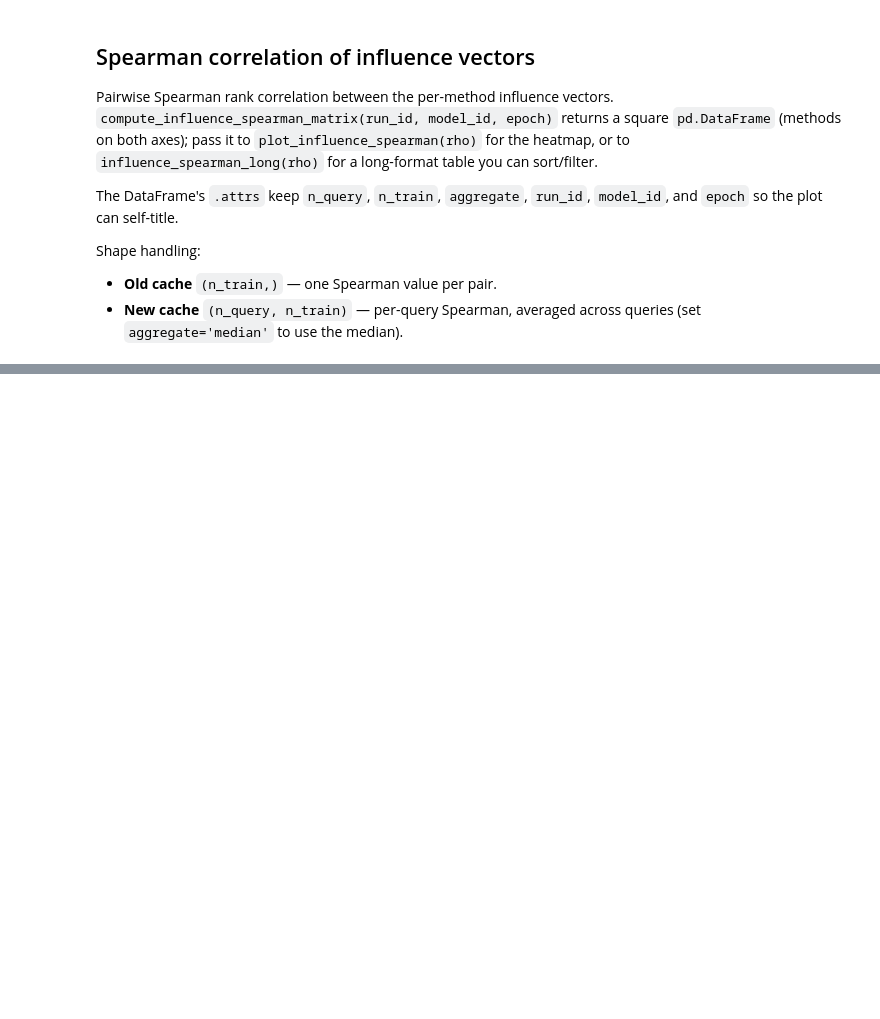
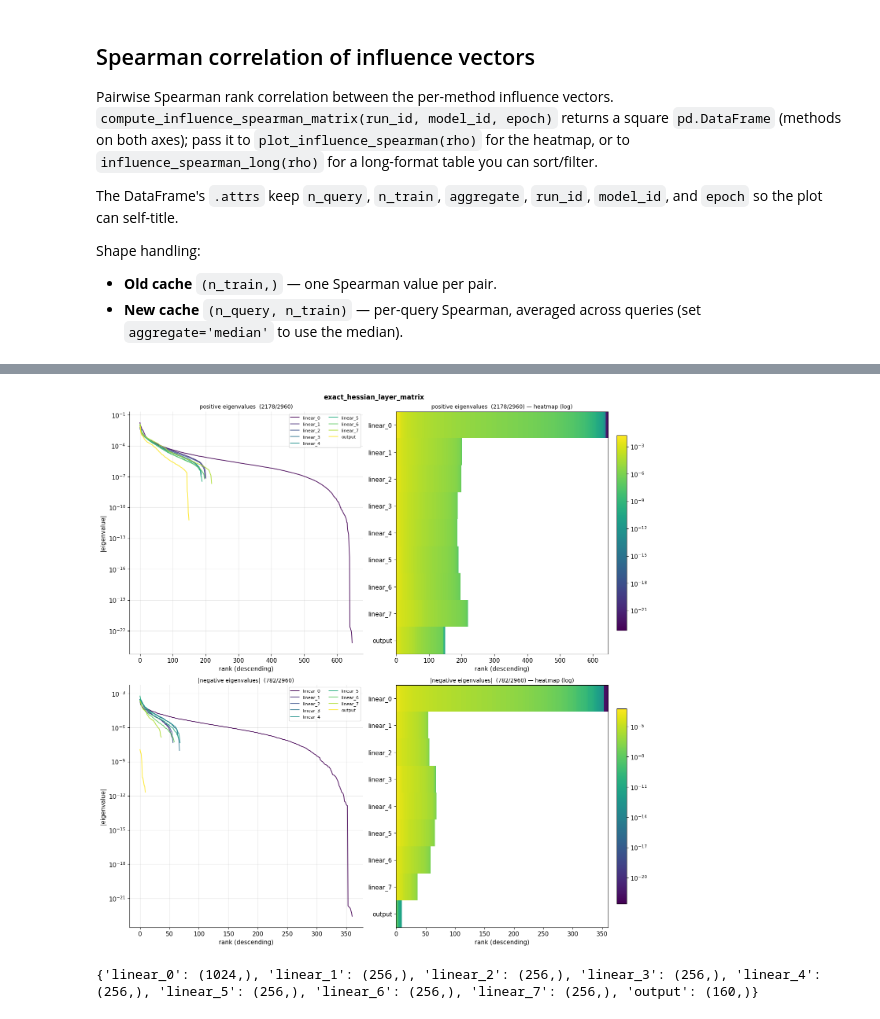
Before and after one commit to gsindlinger/Hessian-Approximation-for-Toy-Models, a Jupyter notebook: experiments/plot_runs_db.ipynb, the cells around one changed output, grey strips where cells are left out. Cells and saved outputs as stored; diff of their text form; code cells hidden in the pictures; blank space fills up the shorter version.

```diff
--- a/experiments/plot_runs_db.ipynb
+++ b/experiments/plot_runs_db.ipynb
@@ -507,0 +657,15 @@ display(rho_plot.round(3))
+# %%
+FACTOR_DIR = Path(
+    '/root/Hessian-Approximation-for-Toy-Models/experiments/outputs/models/digits/'
+    'mlp_08580ee2573a/epoch_100/collector_mcmc_r1_s42/factors/exact_hessian_layer_matrix'
+)
+#ekfac_layer_matrix
+
+fig, eigs_by_layer = plot_factor_eigenvalues(FACTOR_DIR)
+plt.show()
+
+# eigs_by_layer is dict[layer -> np.ndarray of eigenvalues, sorted descending]
+print({l: v.shape for l, v in eigs_by_layer.items()})
+# %% [output]
+[figure, added]
+{'linear_0': (1024,), 'linear_1': (256,), 'linear_2': (256,), 'linear_3': (256,), 'linear_4': (256,), 'linear_5': (256,), 'linear_6': (256,), 'linear_7': (256,), 'output': (160,)}
```
Also changed, not shown: parts of 10 cells of this notebook.
